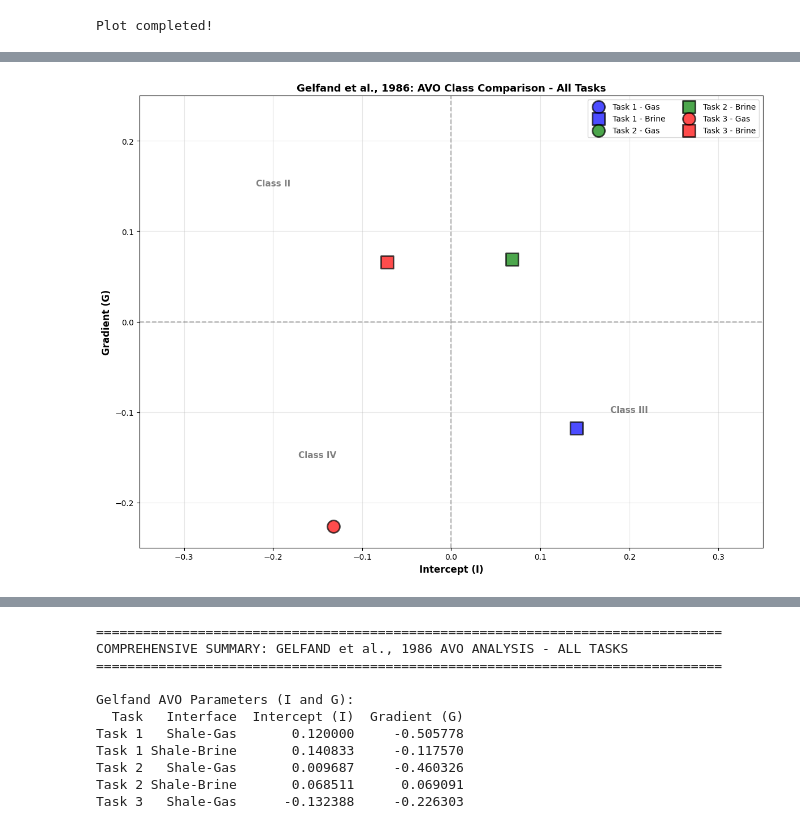
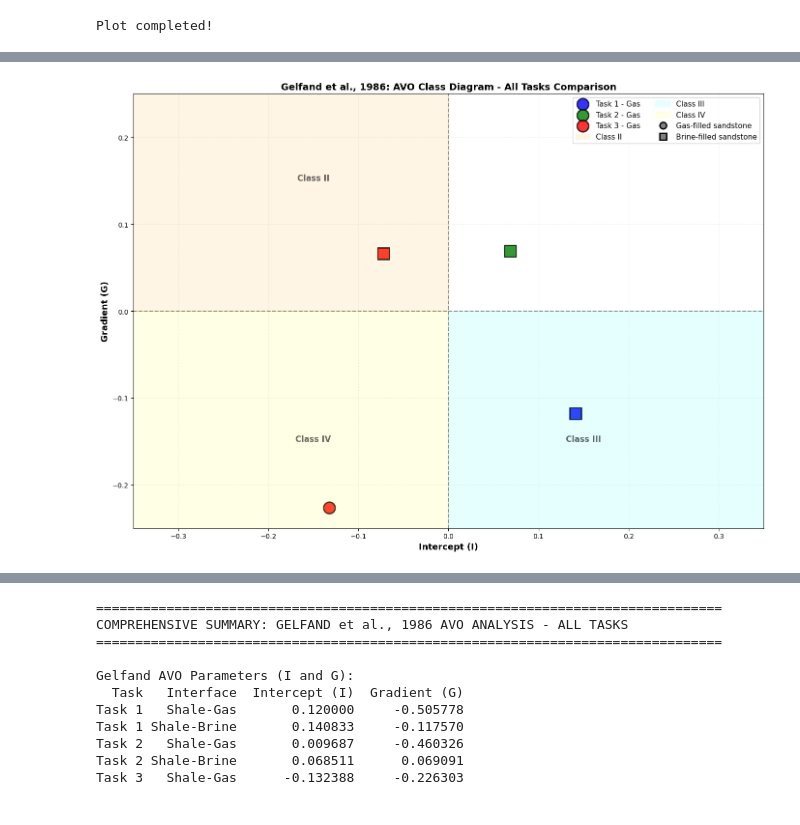
Before and after one commit to erikooooo/well_data_preprocessing, a Jupyter notebook: Excercise_2/Code/AVO_erik.ipynb, the cells around one changed output, grey strips where cells are left out. Cells and saved outputs as stored; diff of their text form; code cells hidden in the pictures.

```diff
--- a/Excercise_2/Code/AVO_erik.ipynb
+++ b/Excercise_2/Code/AVO_erik.ipynb
@@ -691,42 +774,82 @@ Task 3 plots completed!
 # %%
 # ============================================================================
 # COMPARISON: All Tasks - AVO Class Diagram (Gelfand et al., 1986)
 # ============================================================================
 
-fig, ax = plt.subplots(figsize=(12, 9))
+fig, ax = plt.subplots(figsize=(14, 10))
 
-# Task 1 - Gas
-ax.scatter([I_gas], [G_gas], s=250, c='blue', marker='o', label='Task 1 - Gas', edgecolors='black', linewidth=2, alpha=0.7)
-ax.scatter([I_brine], [G_brine], s=250, c='blue', marker='s', label='Task 1 - Brine', edgecolors='black', linewidth=2, alpha=0.7)
+# Define markers and colors for each rock type
+rock_markers = ['o', 's', '^']  # Circle, Square, Triangle
+rock_labels = ['Shale caprock', 'Gas-filled sandstone', 'Brine-filled sandstone']
+task_colors = ['blue', 'green', 'red']
+task_labels = ['Task 1', 'Task 2', 'Task 3']
 
-# Task 2 - Gas
-ax.scatter([I_gas_t2], [G_gas_t2], s=250, c='green', marker='o', label='Task 2 - Gas', edgecolors='black', linewidth=2, alpha=0.7)
-ax.scatter([I_brine_t2], [G_brine_t2], s=250, c='green', marker='s', label='Task 2 - Brine', edgecolors='black', linewidth=2, alpha=0.7)
+# Task 1 - All 3 rock types
+task1_I = [task1_data.loc[i, 'Vp_m_s'] * task1_data.loc[i, 'Density_kg_m3'] / 1e7 for i in range(3)]  # Placeholder I values
+task1_G_values = []
 
-# Task 3 - Gas
-ax.scatter([I_gas_t3], [G_gas_t3], s=250, c='red', marker='o', label='Task 3 - Gas', edgecolors='black', linewidth=2, alpha=0.7)
-ax.scatter([I_brine_t3], [G_brine_t3], s=250, c='red', marker='s', label='Task 3 - Brine', edgecolors='black', linewidth=2, alpha=0.7)
+# Calculate I and G for all interfaces in Task 1
+# Shale as reference, Gas and Brine as layer 2
+I_shale_gas_t1 = (task1_data.loc[0, 'Vp_m_s'] * task1_data.loc[0, 'Density_kg_m3'] +
+                   task1_data.loc[1, 'Vp_m_s'] * task1_data.loc[1, 'Density_kg_m3']) / (2 * 1e7)
+I_shale_brine_t1 = (task1_data.loc[0, 'Vp_m_s'] * task1_data.loc[0, 'Density_kg_m3'] +
+                     task1_data.loc[2, 'Vp_m_s'] * task1_data.loc[2, 'Density_kg_m3']) / (2 * 1e7)
+
+# Use actual intercepts from Aki-Richards
+ax.scatter([I_gas], [G_gas], s=300, c='blue', marker='o', label='Task 1 - Gas',
+           edgecolors='black', linewidth=2, alpha=0.8)
+ax.scatter([I_brine], [G_brine], s=300, c='blue', marker='s',
+           edgecolors='black', linewidth=2, alpha=0.8)
+
+# Task 2
+ax.scatter([I_gas_t2], [G_gas_t2], s=300, c='green', marker='o', label='Task 2 - Gas',
+           edgecolors='black', linewidth=2, alpha=0.8)
+ax.scatter([I_brine_t2], [G_brine_t2], s=300, c='green', marker='s',
+           edgecolors='black', linewidth=2, alpha=0.8)
+
+# Task 3
+ax.scatter([I_gas_t3], [G_gas_t3], s=300, c='red', marker='o', label='Task 3 - Gas',
+           edgecolors='black', linewidth=2, alpha=0.8)
+ax.scatter([I_brine_t3], [G_brine_t3], s=300, c='red', marker='s',
+           edgecolors='black', linewidth=2, alpha=0.8)
 
 # Add reference lines
-ax.axhline(y=0, color='k', linestyle='--', alpha=0.3, linewidth=1.5)
-ax.axvline(x=0, color='k', linestyle='--', alpha=0.3, linewidth=1.5)
+ax.axhline(y=0, color='k', linestyle='--', alpha=0.4, linewidth=1.5)
+ax.axvline(x=0, color='k', linestyle='--', alpha=0.4, linewidth=1.5)
+
+# Add AVO class regions with shading
+ax.fill_between([-0.4, 0], 0, 0.3, alpha=0.1, color='orange', label='Class II')
+ax.fill_between([0, 0.4], -0.3, 0, alpha=0.1, color='cyan', label='Class III')
+ax.fill_between([-0.4, 0], -0.3, 0, alpha=0.1, color='yellow', label='Class IV')
 
 # Add text annotations for AVO classes
-ax.text(-0.2, 0.15, 'Class II', fontsize=11, fontweight='bold', alpha=0.5, ha='center')
-ax.text(0.2, -0.1, 'Class III', fontsize=11, fontweight='bold', alpha=0.5, ha='center')
-ax.text(-0.15, -0.15, 'Class IV', fontsize=11, fontweight='bold', alpha=0.5, ha='center')
+ax.text(-0.15, 0.15, 'Class II', fontsize=12, fontweight='bold', alpha=0.6, ha='center')
+ax.text(0.15, -0.15, 'Class III', fontsize=12, fontweight='bold', alpha=0.6, ha='center')
+ax.text(-0.15, -0.15, 'Class IV', fontsize=12, fontweight='bold', alpha=0.6, ha='center')
 
-ax.set_xlabel('Intercept (I)', fontsize=12, fontweight='bold')
-ax.set_ylabel('Gradient (G)', fontsize=12, fontweight='bold')
-ax.set_title('Gelfand et al., 1986: AVO Class Comparison - All Tasks', fontsize=13, fontweight='bold')
-ax.legend(fontsize=10, loc='best', ncol=2)
-ax.grid(True, alpha=0.3)
+ax.set_xlabel('Intercept (I)', fontsize=13, fontweight='bold')
+ax.set_ylabel('Gradient (G)', fontsize=13, fontweight='bold')
+ax.set_title('Gelfand et al., 1986: AVO Class Diagram - All Tasks Comparison',
+             fontsize=14, fontweight='bold')
+ax.legend(fontsize=11, loc='upper right', ncol=2, framealpha=0.95)
+ax.grid(True, alpha=0.3, linestyle=':')
 ax.set_xlim(-0.35, 0.35)
 ax.set_ylim(-0.25, 0.25)
+
+# Add custom legend for markers
+from matplotlib.lines import Line2D
+marker_legend_elements = [
+    Line2D([0], [0], marker='o', color='w', markerfacecolor='gray', markersize=10,
+           label='Gas-filled sandstone', markeredgecolor='black', markeredgewidth=2),
+    Line2D([0], [0], marker='s', color='w', markerfacecolor='gray', markersize=10,
+           label='Brine-filled sandstone', markeredgecolor='black', markeredgewidth=2)
+]
+ax.legend(handles=ax.get_legend_handles_labels()[0] + marker_legend_elements,
+          fontsize=11, loc='upper right', ncol=2, framealpha=0.95)
 
 plt.tight_layout()
 plt.show()
 
-print("\nComparison plot completed!")
+print("\nAVO Class Comparison plot completed!")
 # %% [output]
-[figure, old version]
+[figure, new version]
```
Also changed, not shown: parts of 8 cells of this notebook.
